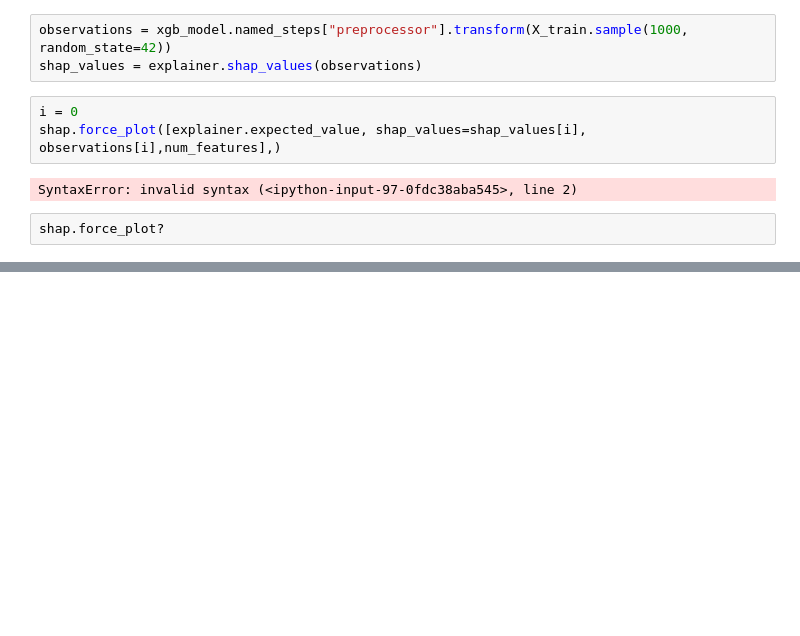
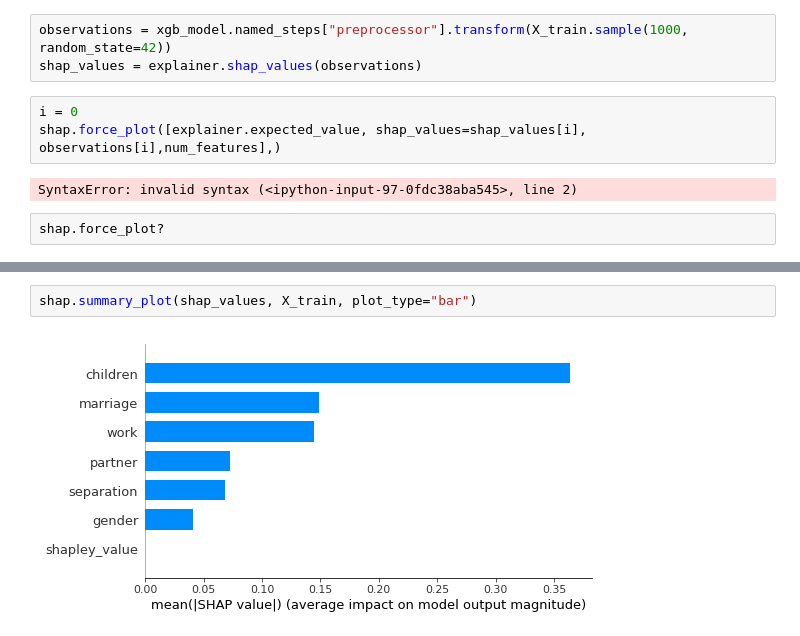
Before and after one commit to connect2robiul/DL_DemographicStudies, a Jupyter notebook: Course Work.ipynb, the cells around one changed output, grey strips where cells are left out. Cells and saved outputs as stored; diff of their text form; blank space fills up the shorter version.

```diff
--- a/Course Work.ipynb
+++ b/Course Work.ipynb
@@ -1225,0 +1298,4 @@ shap.force_plot?
+# %%
+shap.summary_plot(shap_values, X_train, plot_type="bar")
+# %% [output]
+[figure, added]
```
Also changed, not shown: parts of 14 cells of this notebook.
